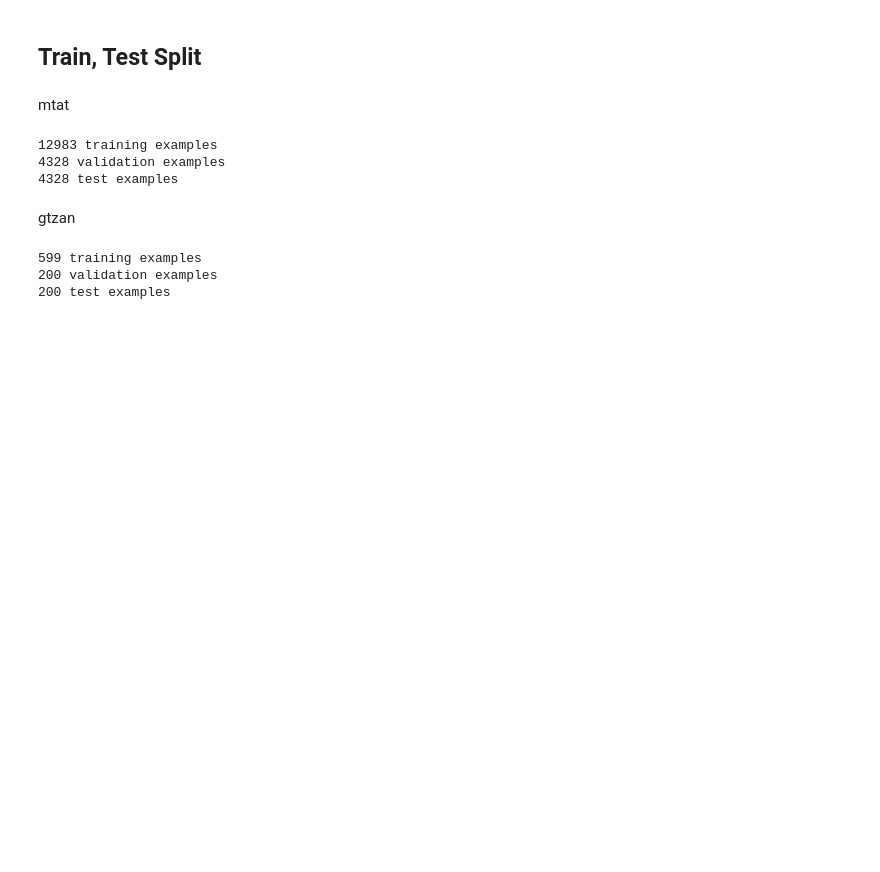
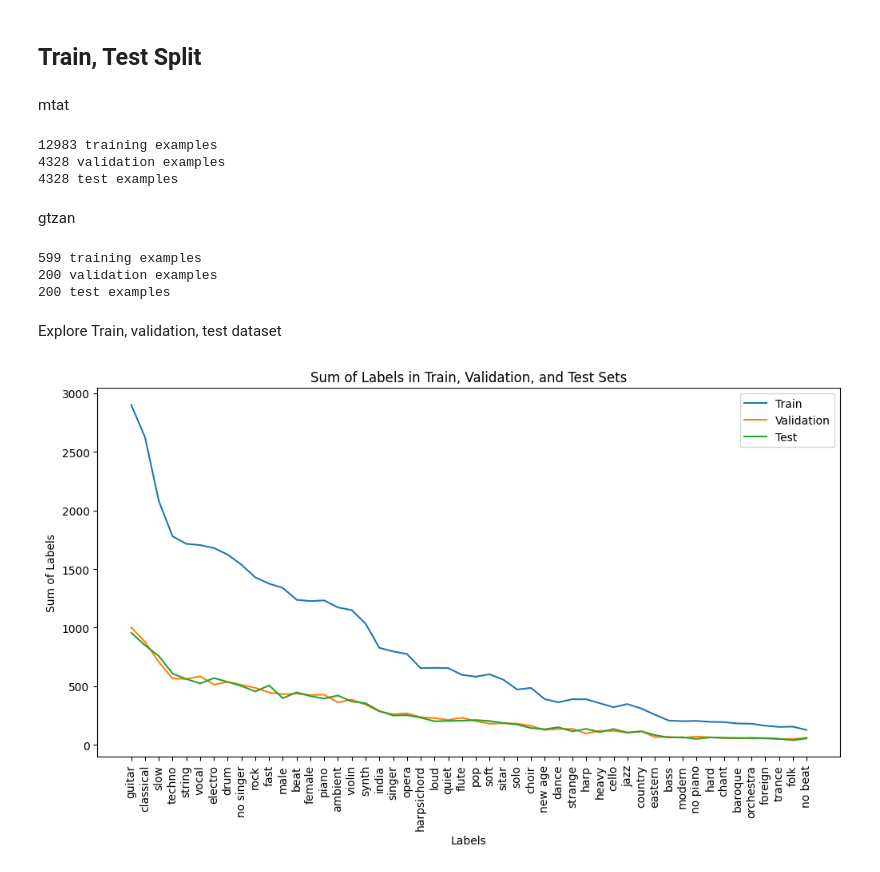
Before and after one commit to syeon0928/tagging-music-sequences, a Jupyter notebook: notebooks/preprocess_eda.ipynb, the cells around one changed output. Saved outputs shown, nothing was run; the diff lists cells and outputs as text; code cells hidden in the pictures; blank space fills up the shorter version.

```diff
--- a/notebooks/preprocess_eda.ipynb
+++ b/notebooks/preprocess_eda.ipynb
@@ -783,0 +784,35 @@ test_df.to_csv('../data/gtzan_test_label.csv')
+# %% [markdown]
+Explore Train, validation, test dataset
+# %%
+mtat_train = pd.read_csv('../data/mtat_train_label.csv', index_col=0)
+mtat_val = pd.read_csv('../data/mtat_val_label.csv', index_col=0)
+mtat_test = pd.read_csv('../data/mtat_test_label.csv', index_col=0)
+# %%
+train_sums = mtat_train.sum()
+# %%
+val_sums = mtat_val.sum()
+# %%
+test_sums = mtat_test.sum()
+# %%
+
+# Set up the plot
+plt.figure(figsize=(12, 6))
+
+# Plot each dataset
+plt.plot(train_sums[:-1], label='Train')
+plt.plot(val_sums[:-1], label='Validation')
+plt.plot(test_sums[:-1], label='Test')
+
+# Set the labels and title
+plt.xlabel('Labels')
+plt.ylabel('Sum of Labels')
+plt.title('Sum of Labels in Train, Validation, and Test Sets')
+plt.xticks(rotation=90)  # Rotate x-axis labels for better readability
+
+# Add a legend
+plt.legend()
+
+# Show the plot
+plt.show()
+# %% [output]
+[figure, added]
```
Also changed, not shown: parts of 7 cells of this notebook, 3 other files.
